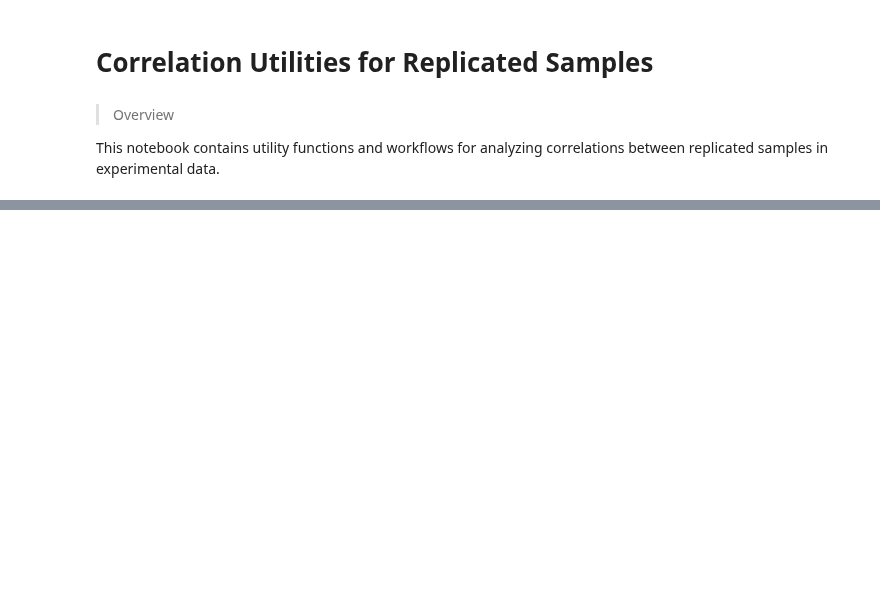
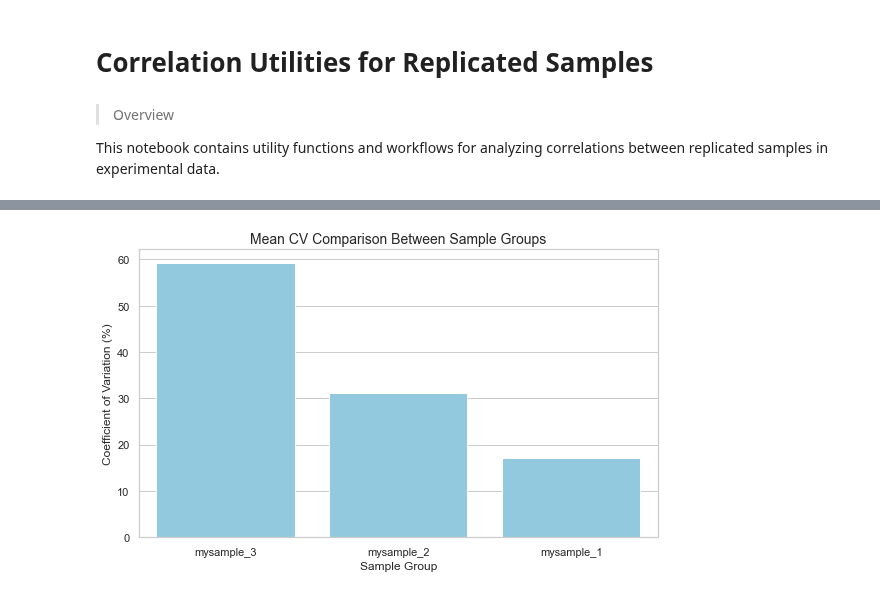
Before and after one commit to mtinti/ProjectUtility, a Jupyter notebook: nbs/03_correlation_utilities.ipynb, the cells around one changed output, grey strips where cells are left out. Saved outputs shown, nothing was run; the diff lists cells and outputs as text; code cells hidden in the pictures; blank space fills up the shorter version.

Commit message:
extend ReplicateAnalyzer

```diff
--- a/nbs/03_correlation_utilities.ipynb
+++ b/nbs/03_correlation_utilities.ipynb
@@ -285,0 +394,89 @@ mysample_2: ['S2-Replica1', 'S2-Replica2', 'S2-Replica3']
+# %%
+
+# Set plotting style
+sns.set_theme(style="whitegrid")
+plt.rcParams['figure.figsize'] = (10, 6)
+
+# Example data creation
+np.random.seed(42)  # For reproducibility
+
+# Create a sample dataframe with replicated measurements
+# Let's say we have 100 genes measured across 2 sample groups with 3 replicates each
+n_genes = 100
+
+# Sample 1 replicates with moderate variability
+s1_rep1 = np.random.lognormal(mean=2, sigma=0.2, size=n_genes)
+s1_rep2 = np.random.lognormal(mean=2, sigma=0.2, size=n_genes)
+s1_rep3 = np.random.lognormal(mean=2, sigma=0.2, size=n_genes)
+
+# Sample 2 replicates with higher variability
+s2_rep1 = np.random.lognormal(mean=1.5, sigma=0.4, size=n_genes)
+s2_rep2 = np.random.lognormal(mean=1.5, sigma=0.4, size=n_genes)
+s2_rep3 = np.random.lognormal(mean=1.5, sigma=0.4, size=n_genes)
+
+# Create a third sample group with very high variability (for demonstration)
+s3_rep1 = np.random.lognormal(mean=2, sigma=0.8, size=n_genes)
+s3_rep2 = np.random.lognormal(mean=2, sigma=0.8, size=n_genes)
+
+# Create dataframe
+data = pd.DataFrame({
+    'S1-Replica1': s1_rep1,
+    'S1-Replica2': s1_rep2,
+    'S1-Replica3': s1_rep3,
+    'S2-Replica1': s2_rep1,
+    'S2-Replica2': s2_rep2,
+    'S2-Replica3': s2_rep3,
+    'S3-Replica1': s3_rep1,
+    'S3-Replica2': s3_rep2
+})
+
+# Define sample groups
+sample_groups = ['mysample_1', 'mysample_1', 'mysample_1',
+                'mysample_2', 'mysample_2', 'mysample_2',
+                'mysample_3', 'mysample_3']
+
+# Initialize analyzer with data
+analyzer = ReplicateAnalyzer(data, sample_groups)
+
+# Calculate coefficient of variation (average across all measurements)
+cv_results = analyzer.calculate_coefficient_of_variation()
+print("Mean Coefficient of Variation Results:")
+print(cv_results)
+
+# Visualize the mean CV results as a bar plot
+print("\nGenerating mean CV bar plot...")
+fig1 = analyzer.plot_coefficient_of_variation(
+    title="Mean CV Comparison Between Sample Groups",
+    figsize=(8, 5)
+)
+
+# Get mapping of sample groups to column names
+mapping = analyzer.get_sample_group_mapping()
+print("\nSample Group Mapping:")
+for group, columns in mapping.items():
+    print(f"{group}: {columns}")
+
+# Now use the new CV boxplot functionality to show the distribution of CV values
+print("\nCalculating CV distribution...")
+cv_distribution = analyzer.calculate_cv_distribution(exclude_zeros=True)
+
+# Display summary statistics of the CV distribution
+print("\nCV Distribution Summary Statistics:")
+print(cv_distribution.describe())
+
+# Create the CV boxplot
+print("\nGenerating CV distribution boxplot...")
+fig2 = analyzer.plot_cv_boxplot(
+    min_y=0,  # Minimum y-axis value
+    max_y=140,  # Maximum y-axis value
+    figsize=(8, 5),
+    color_palette="viridis",
+    display_median=True,
+    reference_line=20,
+    title="Distribution of Coefficient of Variation Across Sample Groups"
+)
+
+# Show plots
+plt.tight_layout()
+plt.show()
+# %% [output]
@@ -285,0 +500 @@ mysample_2: ['S2-Replica1', 'S2-Replica2', 'S2-Replica3']
+[figure, added]
```
Also changed, not shown: parts of 7 cells of this notebook, 4 other files.
